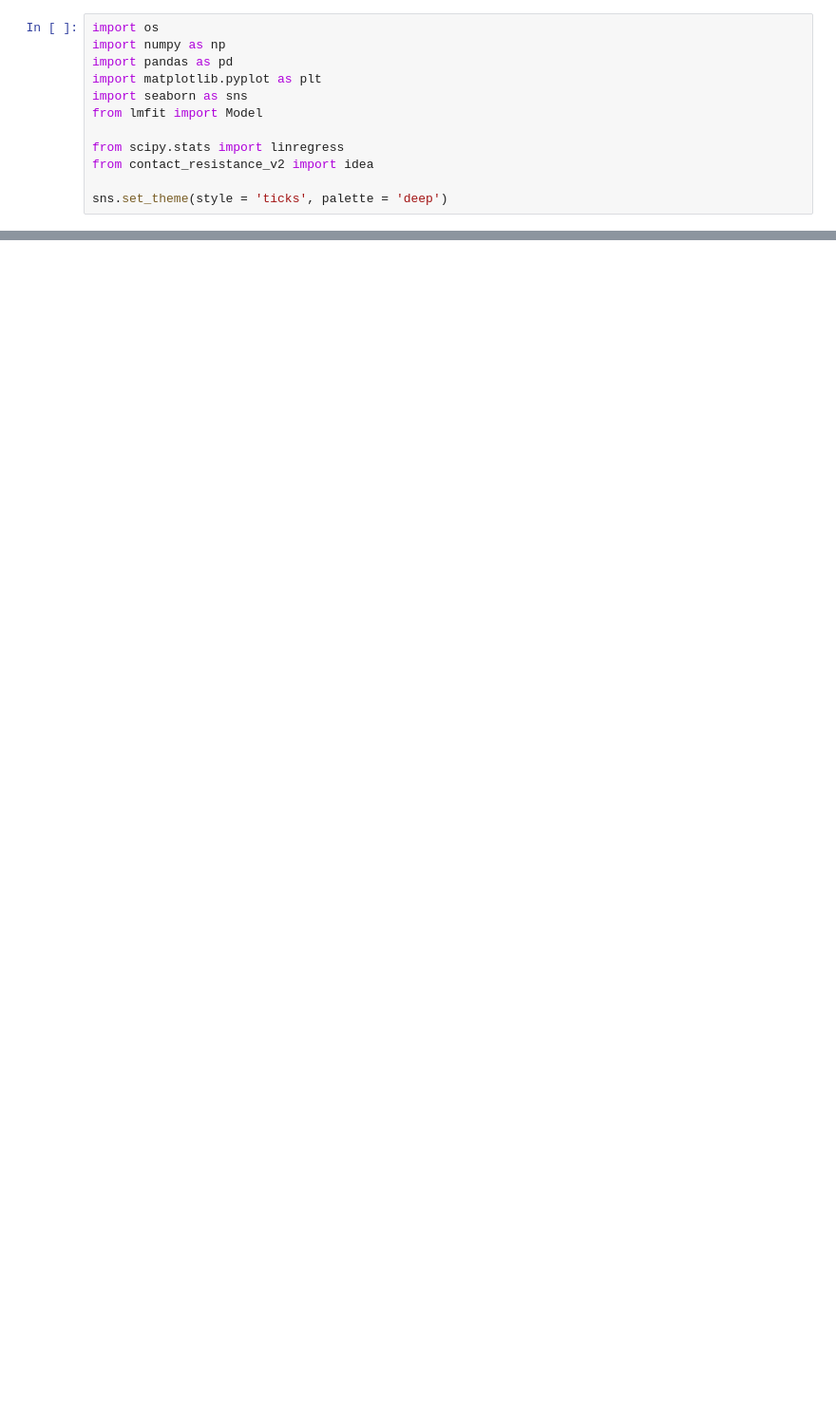
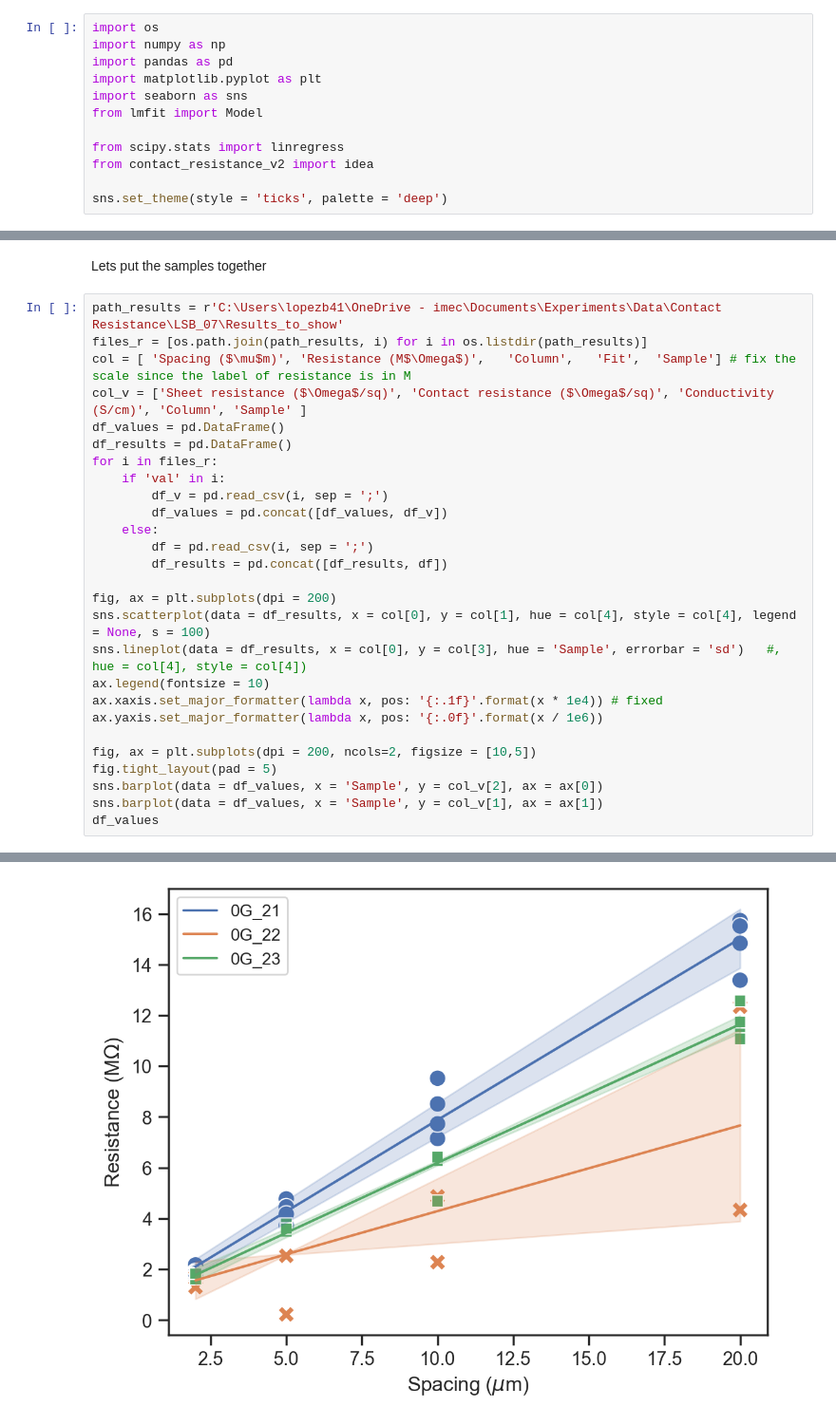
Before and after one commit to ridcil/Code, a Jupyter notebook: LSB_07_v2.ipynb, the cells around one changed output, grey strips where cells are left out. Shown at 95% size. Cells and saved outputs as stored; diff of their text form; blank space fills up the shorter version.

```diff
--- a/LSB_07_v2.ipynb
+++ b/LSB_07_v2.ipynb
@@ -61,0 +70,30 @@ val
+# %% [markdown]
+Lets put the samples together
+# %%
+path_results = r'C:\Users\lopezb41\OneDrive - imec\Documents\Experiments\Data\Contact Resistance\LSB_07\Results_to_show'
+files_r = [os.path.join(path_results, i) for i in os.listdir(path_results)]
+col = [	'Spacing ($\mu$m)',	'Resistance (M$\Omega$)',	'Column',	'Fit',	'Sample'] # fix the scale since the label of resistance is in M
+col_v = ['Sheet resistance ($\Omega$/sq)', 'Contact resistance ($\Omega$/sq)', 'Conductivity (S/cm)', 'Column', 'Sample' ]
+df_values = pd.DataFrame()
+df_results = pd.DataFrame()
+for i in files_r:
+    if 'val' in i:
+        df_v = pd.read_csv(i, sep = ';')
+        df_values = pd.concat([df_values, df_v])
+    else:
+        df = pd.read_csv(i, sep = ';')
+        df_results = pd.concat([df_results, df])
+
+fig, ax = plt.subplots(dpi = 200)
+sns.scatterplot(data = df_results, x = col[0], y = col[1], hue = col[4], style = col[4], legend = None, s = 100)
+sns.lineplot(data = df_results, x = col[0], y = col[3], hue = 'Sample', errorbar = 'sd')   #, hue = col[4], style = col[4])
+ax.legend(fontsize = 10)
+ax.xaxis.set_major_formatter(lambda x, pos: '{:.1f}'.format(x * 1e4)) # fixed
+ax.yaxis.set_major_formatter(lambda x, pos: '{:.0f}'.format(x / 1e6))
+
+fig, ax = plt.subplots(dpi = 200, ncols=2, figsize = [10,5])
+fig.tight_layout(pad = 5)
+sns.barplot(data = df_values, x = 'Sample', y = col_v[2], ax = ax[0])
+sns.barplot(data = df_values, x = 'Sample', y = col_v[1], ax = ax[1])
+df_values
+# %% [output]
@@ -61,0 +111 @@ val
+[figure, added]
```
Also changed, not shown: parts of 3 cells of this notebook, 1 other file.
